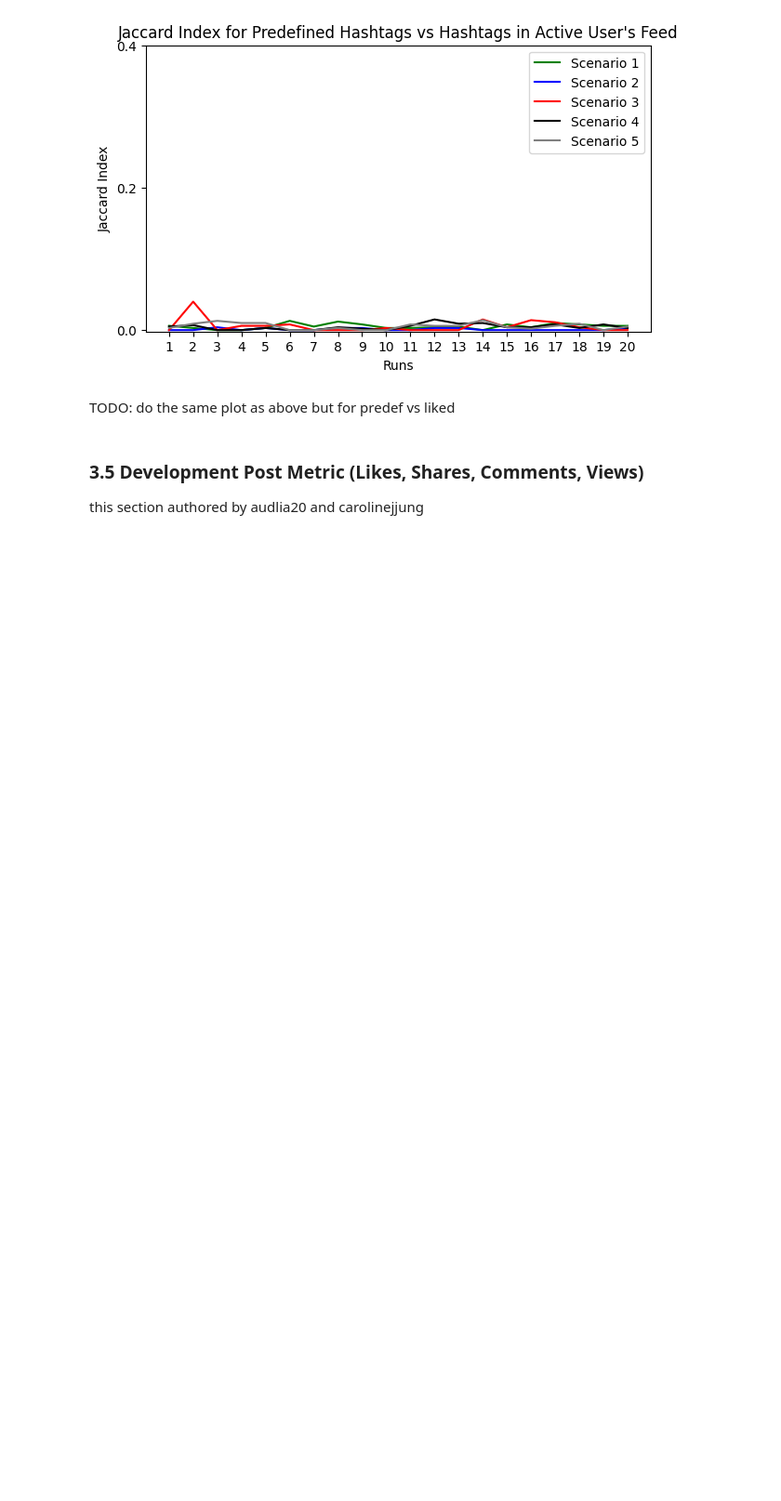
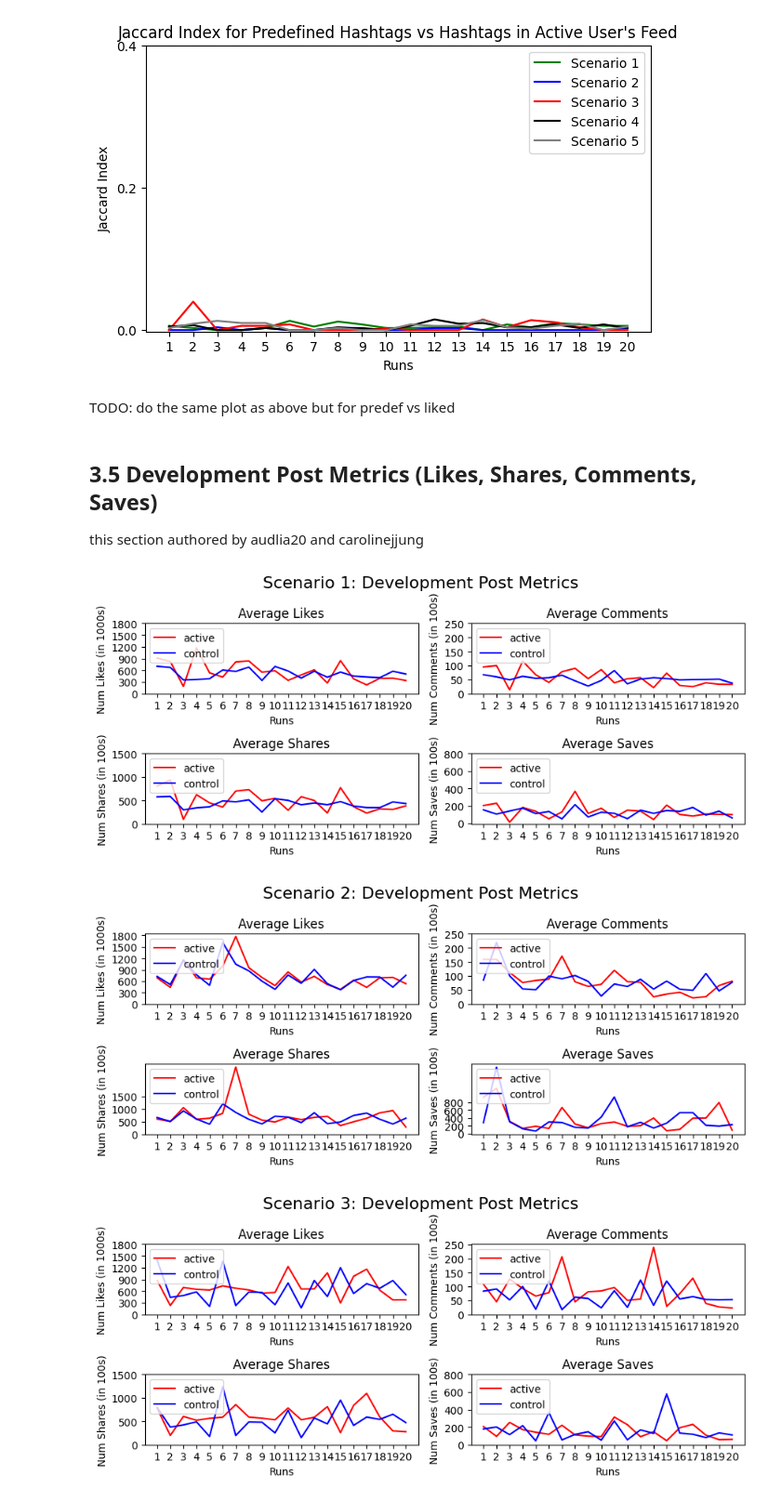
Before and after one commit to mlsmzk/tiktok-like-experiment, a Jupyter notebook: data_analysis/analysis.ipynb, the cells around one changed output. Shown at 93% size. Cells and saved outputs as stored; diff of their text form; code cells hidden in the pictures; blank space fills up the shorter version.

```diff
--- a/data_analysis/analysis.ipynb
+++ b/data_analysis/analysis.ipynb
@@ -931,16 +919,0 @@ delete below
-# %%
-figb, axb = plt.subplots(figsize=(7,4))
-plt.plot(feed_summary(1)["run"], feed_summary(1)["jaccard_hash"], color='green', label="Scenario 1")
-plt.plot(feed_summary(2)["run"], feed_summary(2)["jaccard_hash"], color='blue', label="Scenario 2")
-plt.plot(feed_summary(3)["run"], feed_summary(3)["jaccard_hash"], color='red', label="Scenario 3")
-plt.plot(feed_summary(4)["run"], feed_summary(4)["jaccard_hash"], color='black', label="Scenario 4")
-plt.plot(feed_summary(5)["run"], feed_summary(5)["jaccard_hash"], color='gray', label="Scenario 5")
-plt.plot(feed_summary(6)["run"], feed_summary(6)["jaccard_hash"], color='pink', label="Scenario 6")
-
-axb.set_title('Jaccard Index of Hashtags in Videos in Feed')
-axb.legend(loc='upper right')
-axb.set_xlabel('Runs'); axb.set_ylabel('Jaccard Index')
-
-plt.yticks(np.arange(0, 0.6,0.2)) #usually range is 0 to 1
-plt.xticks(np.arange(1,21,1))
-plt.show()
@@ -1039,7 +992,7 @@ plt.show()
 # %% [markdown]
 TODO: do the same plot as above but for predef vs liked
 # %% [markdown]
-### 3.5 Development Post Metric (Likes, Shares, Comments, Views)
+## 3.5 Development Post Metrics (Likes, Shares, Comments, Saves)
 this section authored by audlia20 and carolinejjung
 # %%
 #grouping data by runs to find averages
@@ -1053,5 +1006,8 @@ avg_sc4_active_all = sc4_active_all.groupby('run')[['likes', 'comments', 'shares
 avg_sc4_control_all = sc4_control_all.groupby('run')[['likes', 'comments', 'shares', 'saves']].mean().reset_index()
 avg_sc5_active_all = sc5_active_all.groupby('run')[['likes', 'comments', 'shares', 'saves']].mean().reset_index()
 avg_sc5_control_all = sc5_control_all.groupby('run')[['likes', 'comments', 'shares', 'saves']].mean().reset_index()
-#avg_sc6_active_all = sc6_active_all.groupby('run')[['likes', 'comments', 'shares', 'saves']].mean().reset_index()
-#avg_sc6_control_all = sc6_control_all.groupby('run')[['likes', 'comments', 'shares', 'saves']].mean().reset_index()
+avg_sc6_active_all = sc6_active_all.groupby('run')[['likes', 'comments', 'shares', 'saves']].mean().reset_index()
+avg_sc6_control_all = sc6_control_all.groupby('run')[['likes', 'comments', 'shares', 'saves']].mean().reset_index()
+
+avgs = [(avg_sc1_active_all, avg_sc1_control_all), (avg_sc2_active_all, avg_sc2_control_all), (avg_sc3_active_all, avg_sc3_control_all),
+        (avg_sc4_active_all, avg_sc4_control_all), (avg_sc5_active_all, avg_sc5_control_all), (avg_sc6_active_all, avg_sc6_control_all)]
@@ -1057,0 +1065,11 @@ avg_sc5_control_all = sc5_control_all.groupby('run')[['likes', 'comments', 'shar
+# %%
+post_metric(1)
+post_metric(2)
+post_metric(3)
+post_metric(4)
+post_metric(5)
+post_metric(6)
+# %% [output]
+[figure, added]
+[figure, added]
+[figure, added]
```
Also changed, not shown: parts of 9 cells of this notebook.
